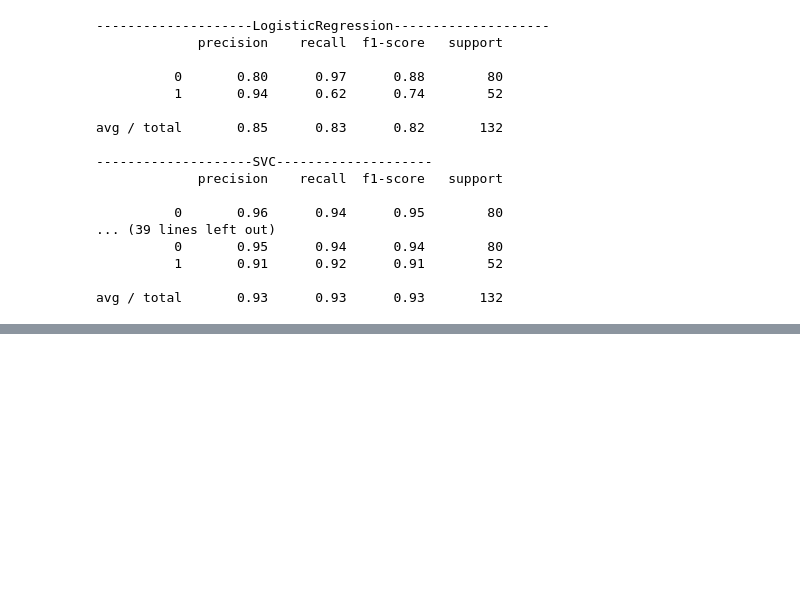
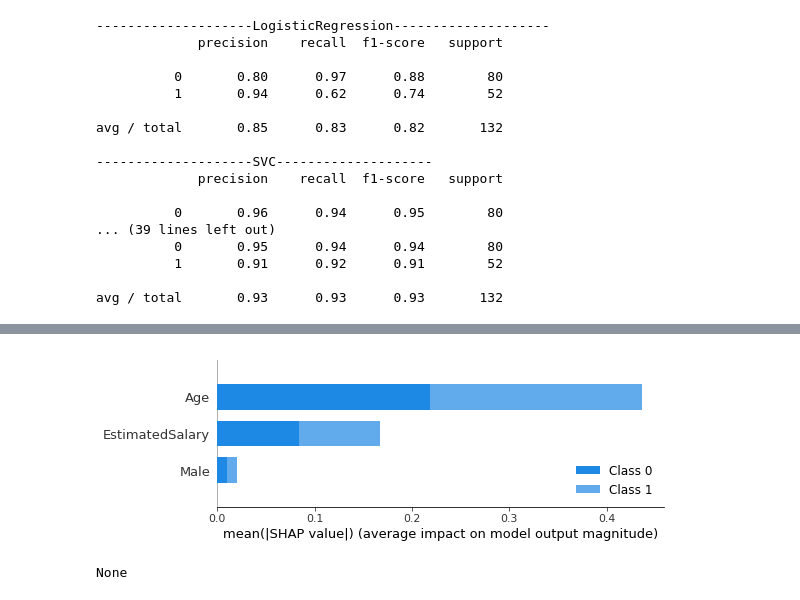
Before and after one commit to fagan2888/models-with-factory-patterns, a Jupyter notebook: classification_demo.ipynb, the cells around one changed output, grey strips where cells are left out. Drawn from its saved outputs; the diff is of its cells as text; code cells hidden in the pictures; blank space fills up the shorter version.

```diff
--- a/classification_demo.ipynb
+++ b/classification_demo.ipynb
@@ -166,0 +214,3 @@ models.partial_dependence_plot("Age")
+# %%
+models.shap_analysis("RandomForestClassifier")
+# %% [output]
@@ -166,0 +219,2 @@ models.partial_dependence_plot("Age")
+[figure, added]
+None
```
Also changed, not shown: parts of 8 cells of this notebook, 40 other files.
